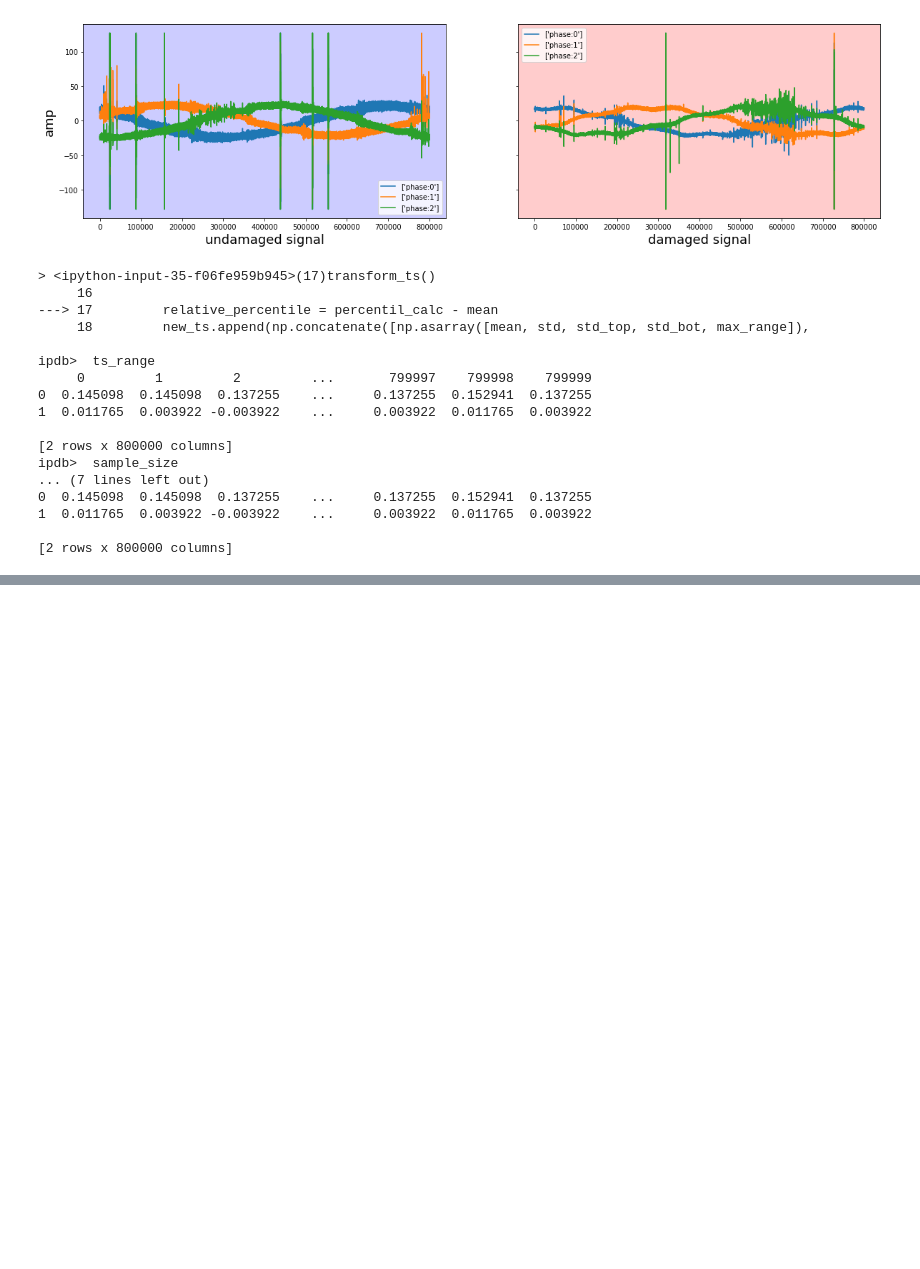
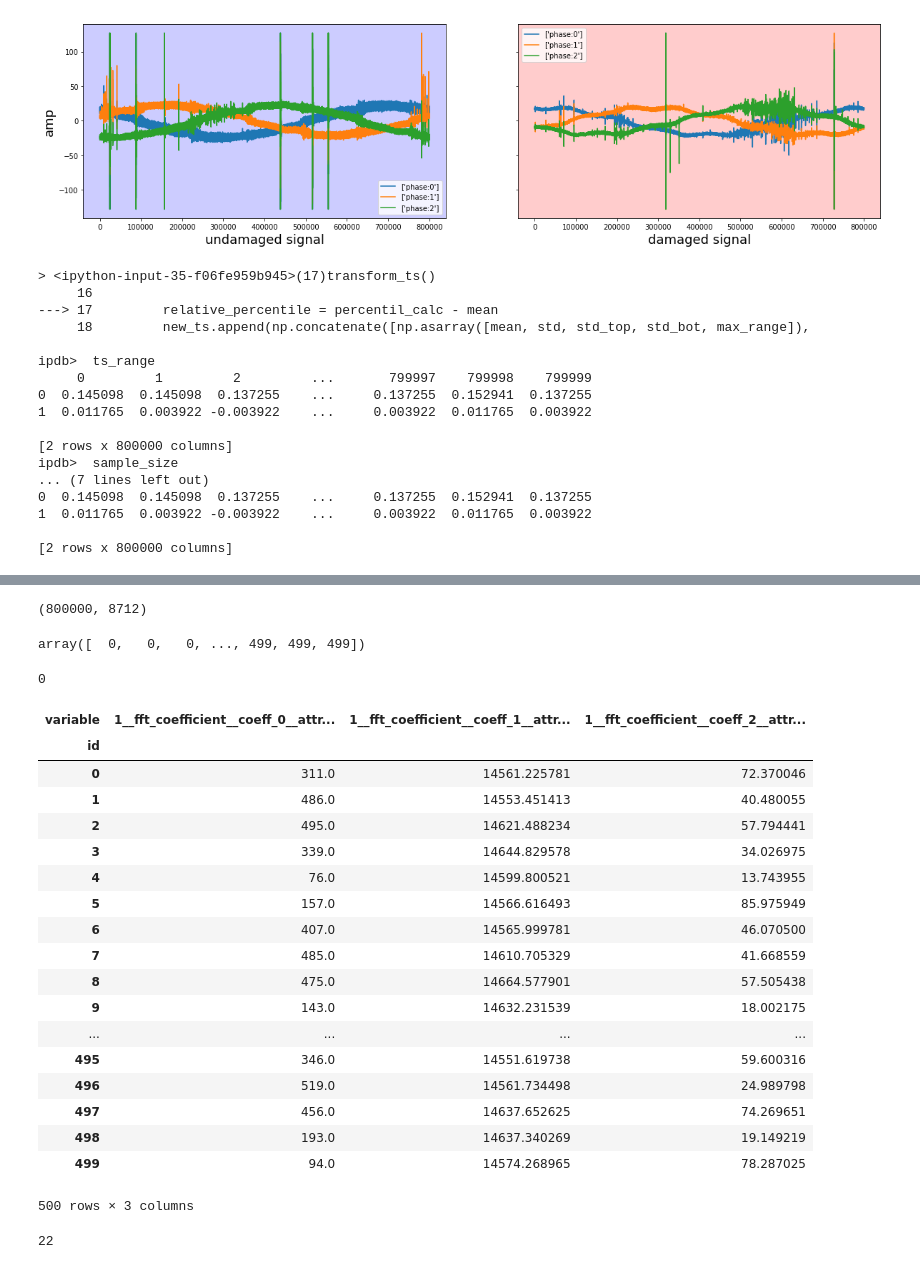
Before and after one commit to koukyo1994/kaggle-vsb, a Jupyter notebook: notebook/EDA.ipynb, the cells around one changed output, grey strips where cells are left out. Drawn from its saved outputs; the diff is of its cells as text; code cells hidden in the pictures; blank space fills up the shorter version.

```diff
--- a/notebook/EDA.ipynb
+++ b/notebook/EDA.ipynb
@@ -147,0 +154,45 @@ ipdb>  sample_size
+# %%
+train.shape
+# %% [output]
+(800000, 8712)
+# %%
+bucket_size = int(800000 / 500)
+idx = np.array([i for i in range(500) for _ in range(bucket_size)])
+# %%
+idx
+# %% [output]
+array([  0,   0,   0, ..., 499, 499, 499])
+# %%
+train["dummy_idx"] = idx
+# %%
+gc.collect()
+# %% [output]
+0
+# %%
+extract_features(train, column_value="1", n_jobs=2, column_id="dummy_idx", default_fc_parameters={
+    "fft_coefficient": [
+        {"coeff": 0, "attr": "abs"},
+        {"coeff": 1, "attr": "abs"},
+        {"coeff": 2, "attr": "abs"}
+    ]
+})
+# %% [output]
+| variable | 1__fft_coefficient__coeff_0__attr... | 1__fft_coefficient__coeff_1__attr... | 1__fft_coefficient__coeff_2__attr... |
+| id |  |  |  |
+| 0 | 311.0 | 14561.225781 | 72.370046 |
+| 1 | 486.0 | 14553.451413 | 40.480055 |
+| 2 | 495.0 | 14621.488234 | 57.794441 |
+| 3 | 339.0 | 14644.829578 | 34.026975 |
+| 4 | 76.0 | 14599.800521 | 13.743955 |
+| 5 | 157.0 | 14566.616493 | 85.975949 |
+| 6 | 407.0 | 14565.999781 | 46.070500 |
+| 7 | 485.0 | 14610.705329 | 41.668559 |
+| 8 | 475.0 | 14664.577901 | 57.505438 |
+| 9 | 143.0 | 14632.231539 | 18.002175 |
+| ... | ... | ... | ... |
+| 495 | 346.0 | 14551.619738 | 59.600316 |
+| 496 | 519.0 | 14561.734498 | 24.989798 |
+| 497 | 456.0 | 14637.652625 | 74.269651 |
+| 498 | 193.0 | 14637.340269 | 19.149219 |
+| 499 | 94.0 | 14574.268965 | 78.287025 |
+500 rows × 3 columns
@@ -147,0 +264,10 @@ ipdb>  sample_size
+# %%
+n_feats = 0
+for v in params.values():
+    if isinstance(v, list):
+        n_feats += len(v)
+    else:
+        n_feats += 1
+n_feats
+# %% [output]
+22
```
Also changed, not shown: parts of 12 cells of this notebook, 2 other files.
